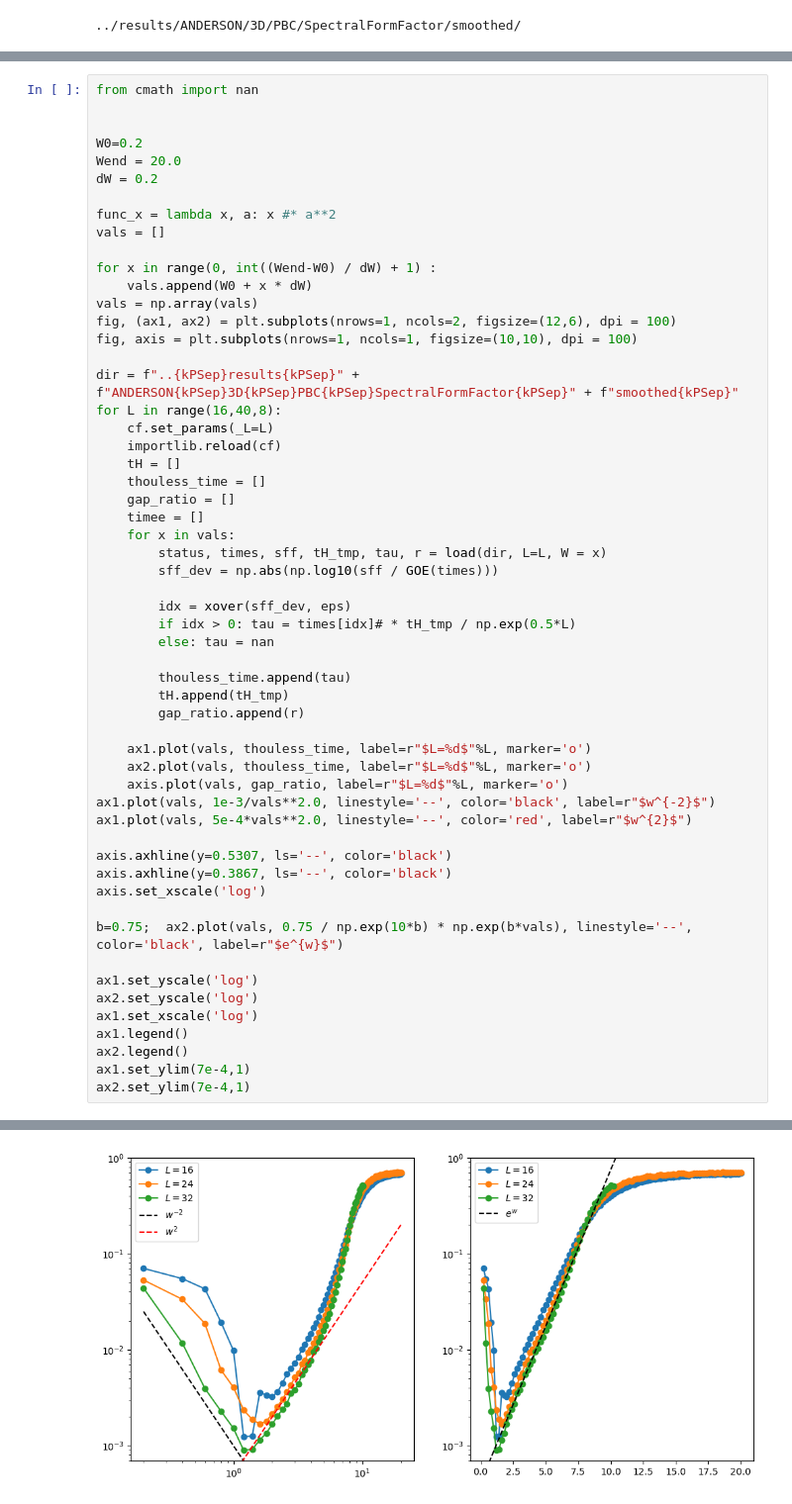
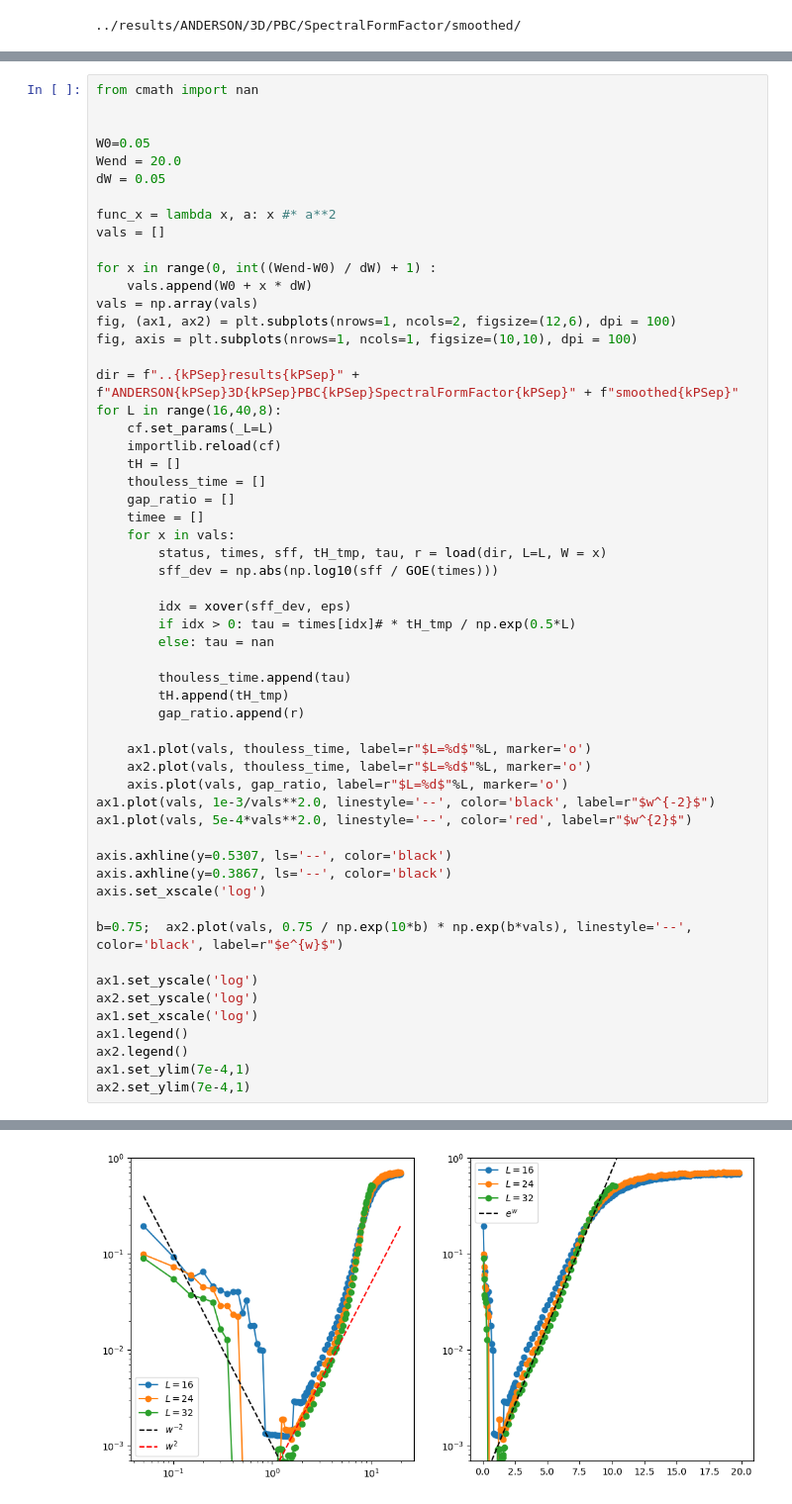
Before and after one commit to makskliczkowski/Transverse_Ising_ETH, a Jupyter notebook: IsignTransverse_ETH/Python/anderson.ipynb, the cells around one changed output, grey strips where cells are left out. Shown at 99% size. Saved outputs shown, nothing was run; the diff lists cells and outputs as text.

```diff
--- a/IsignTransverse_ETH/Python/anderson.ipynb
+++ b/IsignTransverse_ETH/Python/anderson.ipynb
@@ -416,9 +420,9 @@ else: axis.plot(timee, GOE(timee), label='GOE', linestyle='--', color='black')
 from cmath import nan
 
 
-W0=0.2
+W0=0.05
 Wend = 20.0
-dW = 0.2
+dW = 0.05
 
 func_x = lambda x, a: x #* a**2
 vals = []
@@ -443,31 +447,31 @@ for L in range(16,40,8):
 
         idx = xover(sff_dev, eps)
         if idx > 0: tau = times[idx]# * tH_tmp / np.exp(0.5*L)
         else: tau = nan
 
         thouless_time.append(tau)
         tH.append(tH_tmp)
         gap_ratio.append(r)
 
     ax1.plot(vals, thouless_time, label=r"$L=%d$"%L, marker='o')
     ax2.plot(vals, thouless_time, label=r"$L=%d$"%L, marker='o')
     axis.plot(vals, gap_ratio, label=r"$L=%d$"%L, marker='o')
 ax1.plot(vals, 1e-3/vals**2.0, linestyle='--', color='black', label=r"$w^{-2}$")
 ax1.plot(vals, 5e-4*vals**2.0, linestyle='--', color='red', label=r"$w^{2}$")
 
 axis.axhline(y=0.5307, ls='--', color='black')
 axis.axhline(y=0.3867, ls='--', color='black')
 axis.set_xscale('log')
 
 b=0.75;  ax2.plot(vals, 0.75 / np.exp(10*b) * np.exp(b*vals), linestyle='--', color='black', label=r"$e^{w}$")
 
 ax1.set_yscale('log')
 ax2.set_yscale('log')
 ax1.set_xscale('log')
 ax1.legend()
 ax2.legend()
 ax1.set_ylim(7e-4,1)
 ax2.set_ylim(7e-4,1)
 # %% [output]
 (0.0007, 1)
-[figure, old version]
+[figure, new version]
```
Also changed, not shown: parts of 5 cells of this notebook, 13 other files.
